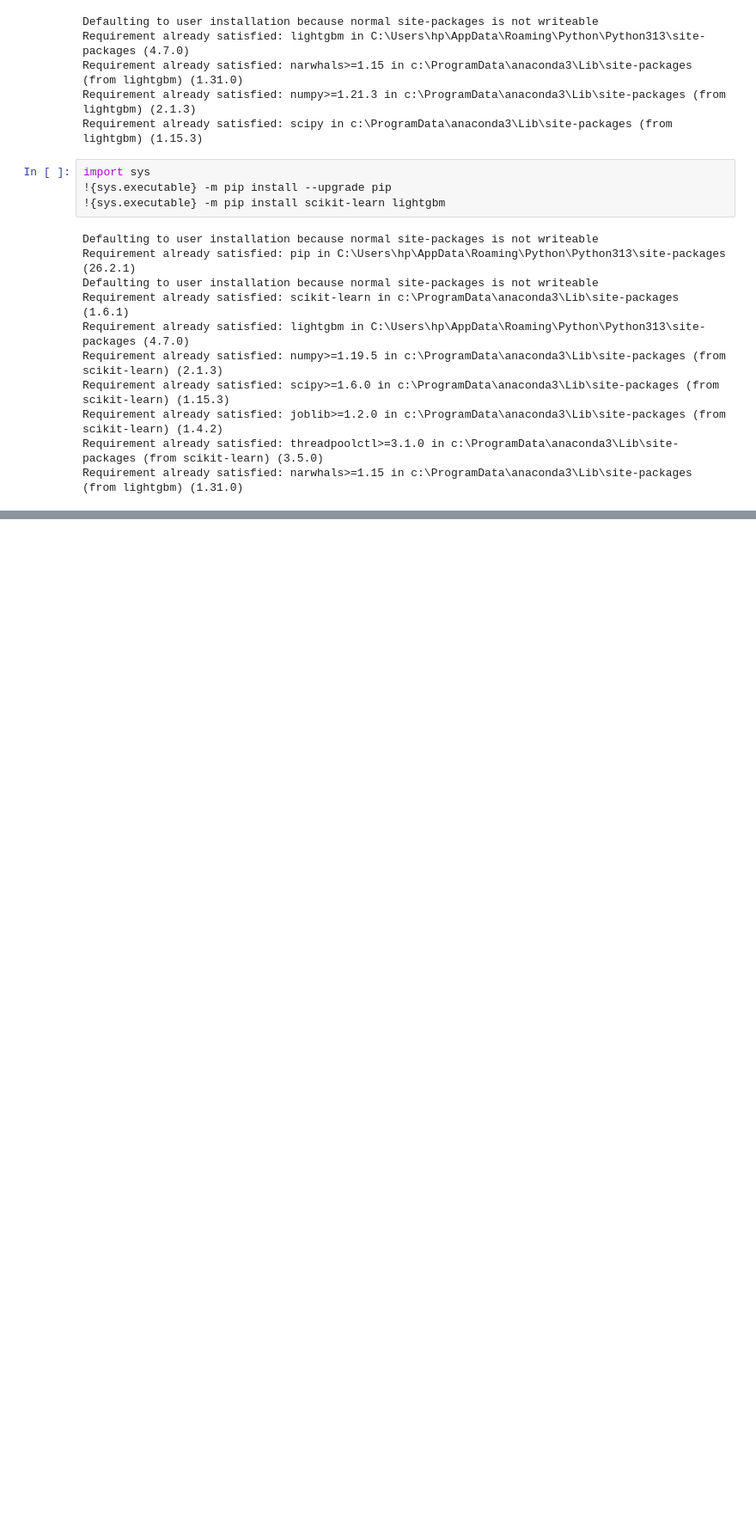
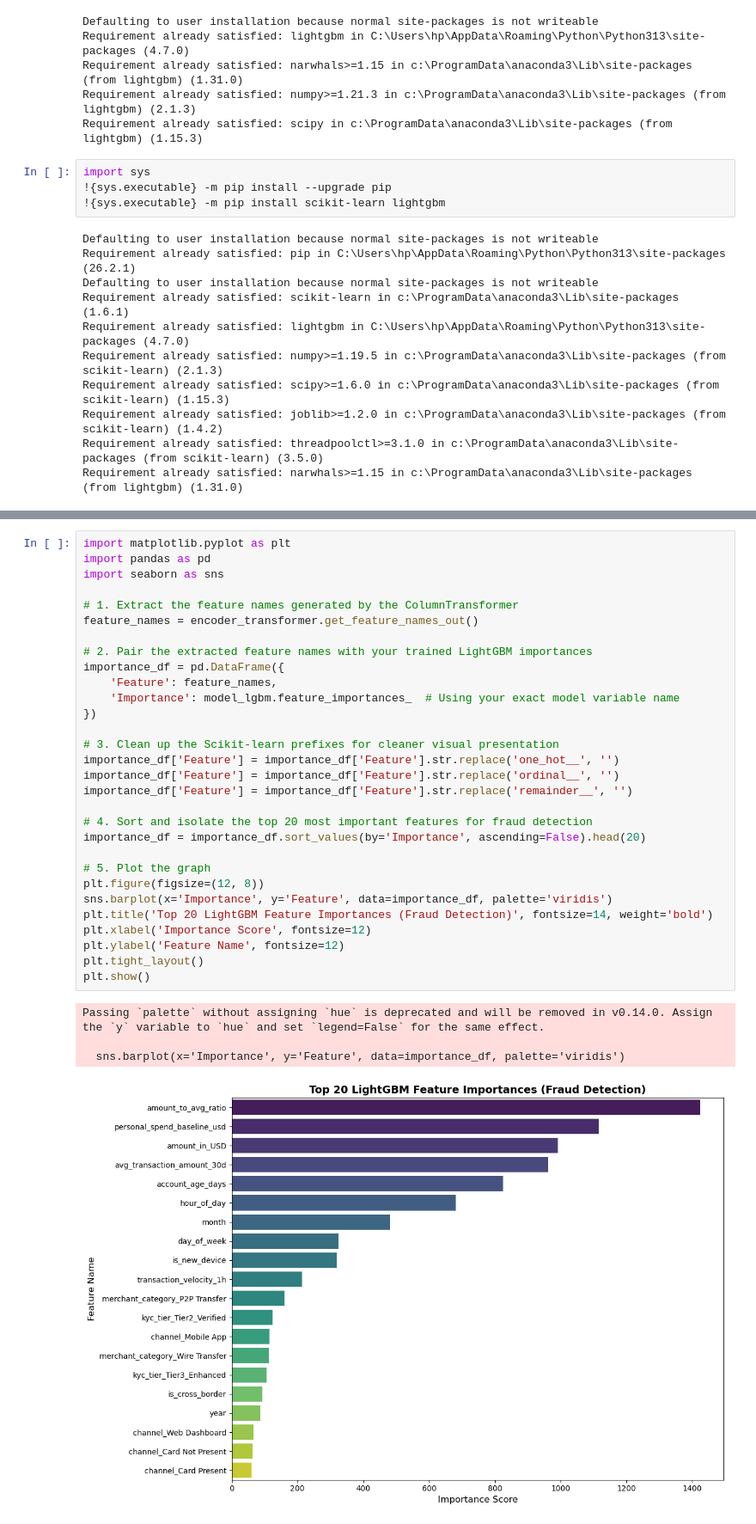
Before and after one commit to Tanwi-Cheche/finlora_finance, a Jupyter notebook: notebook/modeling.ipynb, the cells around one changed output, grey strips where cells are left out. Shown at 86% size. Saved outputs shown, nothing was run; the diff lists cells and outputs as text; blank space fills up the shorter version.

Commit message:
update feature importance

```diff
--- a/notebook/modeling.ipynb
+++ b/notebook/modeling.ipynb
@@ -599,0 +590,35 @@ Target Recall: 90%
+# %%
+import matplotlib.pyplot as plt
+import pandas as pd
+import seaborn as sns
+
+# 1. Extract the feature names generated by the ColumnTransformer
+feature_names = encoder_transformer.get_feature_names_out()
+
+# 2. Pair the extracted feature names with your trained LightGBM importances
+importance_df = pd.DataFrame({
+    'Feature': feature_names,
+    'Importance': model_lgbm.feature_importances_  # Using your exact model variable name
+})
+
+# 3. Clean up the Scikit-learn prefixes for cleaner visual presentation
+importance_df['Feature'] = importance_df['Feature'].str.replace('one_hot__', '')
+importance_df['Feature'] = importance_df['Feature'].str.replace('ordinal__', '')
+importance_df['Feature'] = importance_df['Feature'].str.replace('remainder__', '')
+
+# 4. Sort and isolate the top 20 most important features for fraud detection
+importance_df = importance_df.sort_values(by='Importance', ascending=False).head(20)
+
+# 5. Plot the graph
+plt.figure(figsize=(12, 8))
+sns.barplot(x='Importance', y='Feature', data=importance_df, palette='viridis')
+plt.title('Top 20 LightGBM Feature Importances (Fraud Detection)', fontsize=14, weight='bold')
+plt.xlabel('Importance Score', fontsize=12)
+plt.ylabel('Feature Name', fontsize=12)
+plt.tight_layout()
+plt.show()
+# %% [output]
+Passing `palette` without assigning `hue` is deprecated and will be removed in v0.14.0. Assign the `y` variable to `hue` and set `legend=False` for the same effect.
+
+  sns.barplot(x='Importance', y='Feature', data=importance_df, palette='viridis')
+[figure, added]
```
Also changed, not shown: parts of 16 cells of this notebook.
